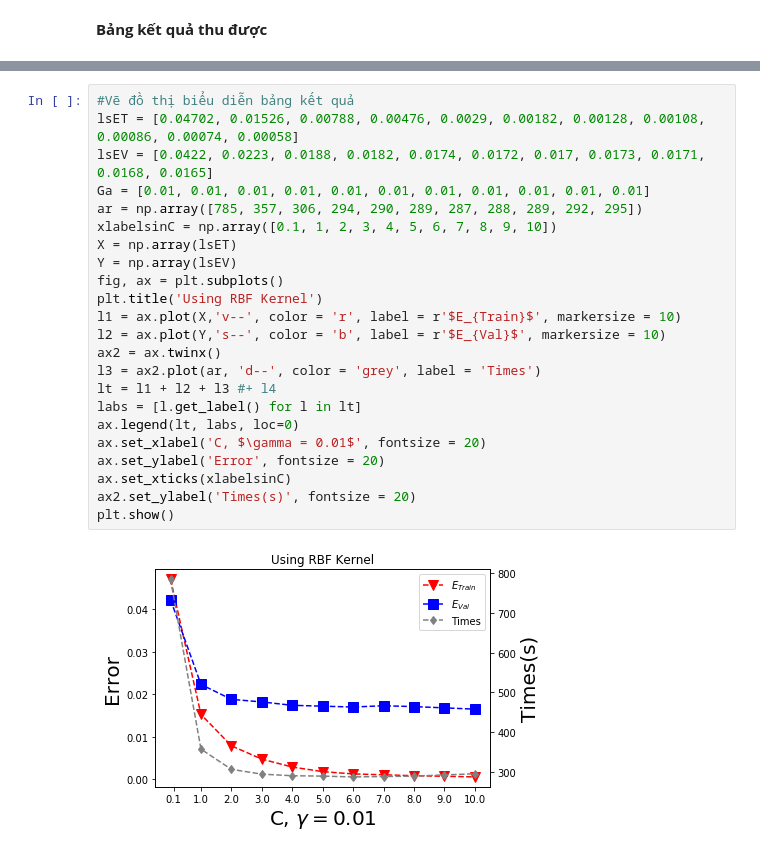
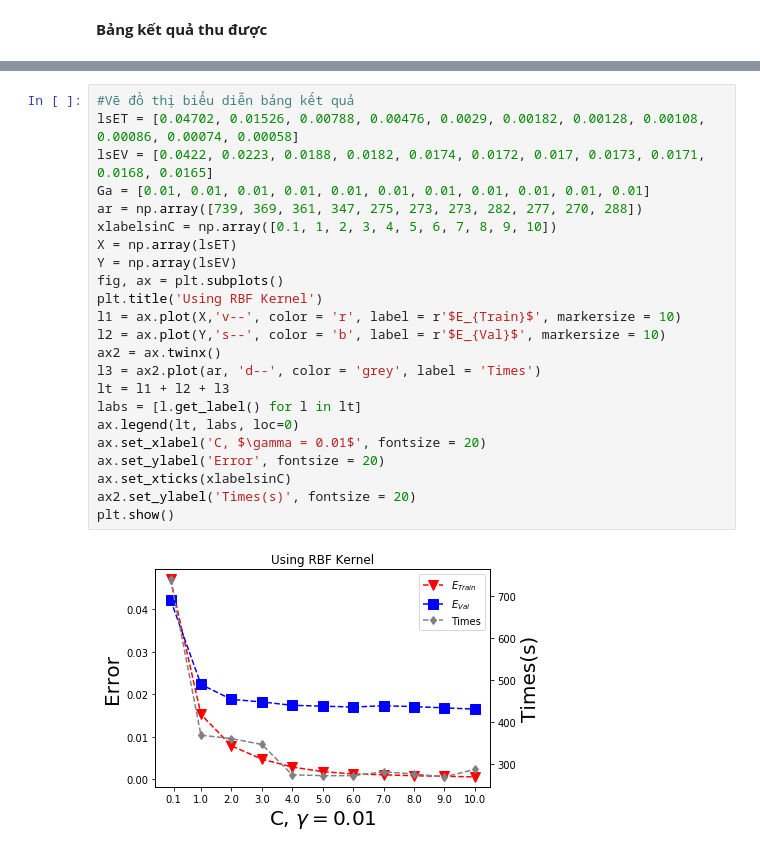
Before and after one commit to dangminh3107/Machine_Learning, a Jupyter notebook: FinalProject/47_1712003_1712096/Code/1712003_1712096.ipynb, the cells around one changed output, grey strips where cells are left out. Saved outputs shown, nothing was run; the diff lists cells and outputs as text.

```diff
--- a/FinalProject/47_1712003_1712096/Code/1712003_1712096.ipynb
+++ b/FinalProject/47_1712003_1712096/Code/1712003_1712096.ipynb
@@ -302,25 +312,25 @@ Validation score:  0.982
 # %%
 #Vẽ đồ thị biểu diễn bảng kết quả
 lsET = [0.04702, 0.01526, 0.00788, 0.00476, 0.0029, 0.00182, 0.00128, 0.00108, 0.00086, 0.00074, 0.00058]
 lsEV = [0.0422, 0.0223, 0.0188, 0.0182, 0.0174, 0.0172, 0.017, 0.0173, 0.0171, 0.0168, 0.0165]
 Ga = [0.01, 0.01, 0.01, 0.01, 0.01, 0.01, 0.01, 0.01, 0.01, 0.01, 0.01]
-ar = np.array([785, 357, 306, 294, 290, 289, 287, 288, 289, 292, 295])
+ar = np.array([739, 369, 361, 347, 275, 273, 273, 282, 277, 270, 288])
 xlabelsinC = np.array([0.1, 1, 2, 3, 4, 5, 6, 7, 8, 9, 10])
 X = np.array(lsET)
 Y = np.array(lsEV)
 fig, ax = plt.subplots()
 plt.title('Using RBF Kernel')
 l1 = ax.plot(X,'v--', color = 'r', label = r'$E_{Train}$', markersize = 10)
 l2 = ax.plot(Y,'s--', color = 'b', label = r'$E_{Val}$', markersize = 10)
 ax2 = ax.twinx()
 l3 = ax2.plot(ar, 'd--', color = 'grey', label = 'Times')
-lt = l1 + l2 + l3 #+ l4
+lt = l1 + l2 + l3
 labs = [l.get_label() for l in lt]
 ax.legend(lt, labs, loc=0)
 ax.set_xlabel('C, $\gamma = 0.01$', fontsize = 20)
 ax.set_ylabel('Error', fontsize = 20)
 ax.set_xticks(xlabelsinC)
 ax2.set_ylabel('Times(s)', fontsize = 20)
 plt.show()
 # %% [output]
-[figure, old version]
+[figure, new version]
```
Also changed, not shown: parts of 8 cells of this notebook, 2 other files.
